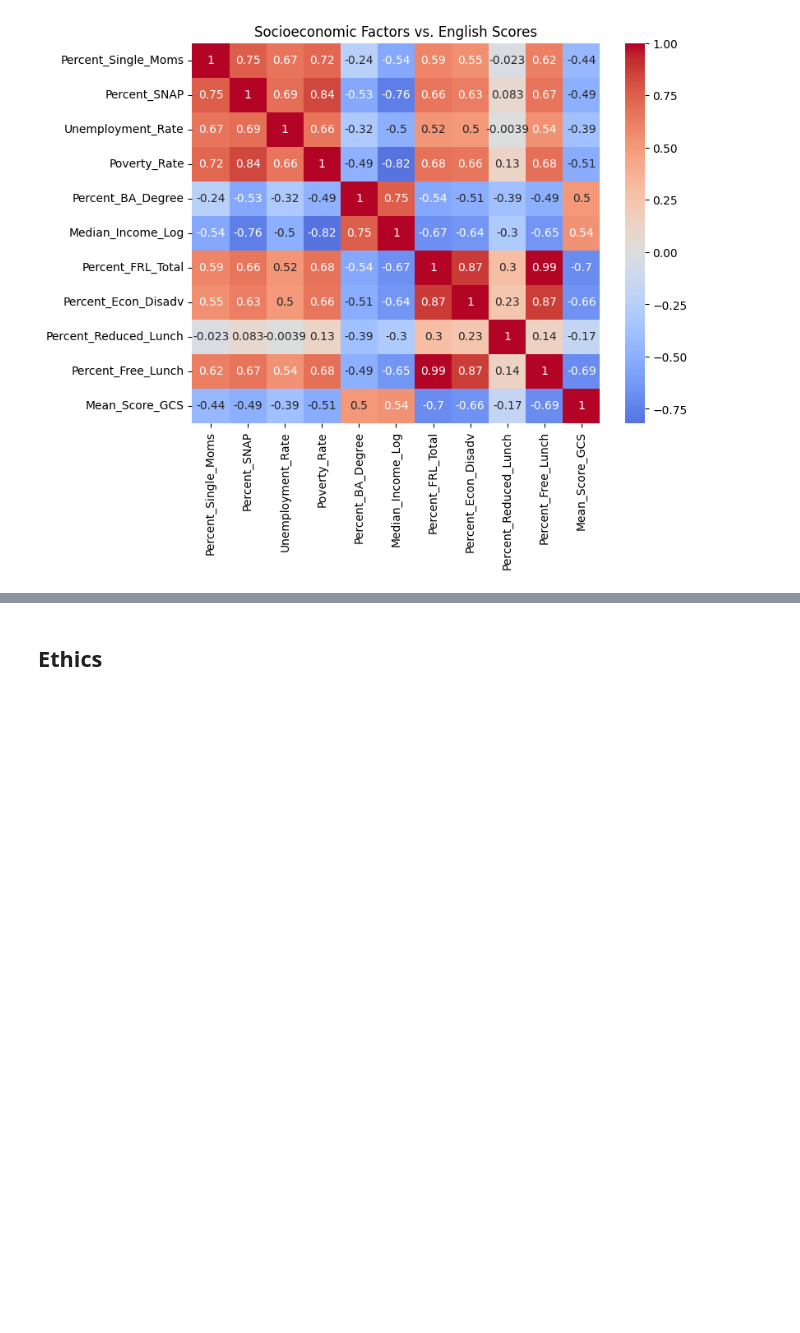
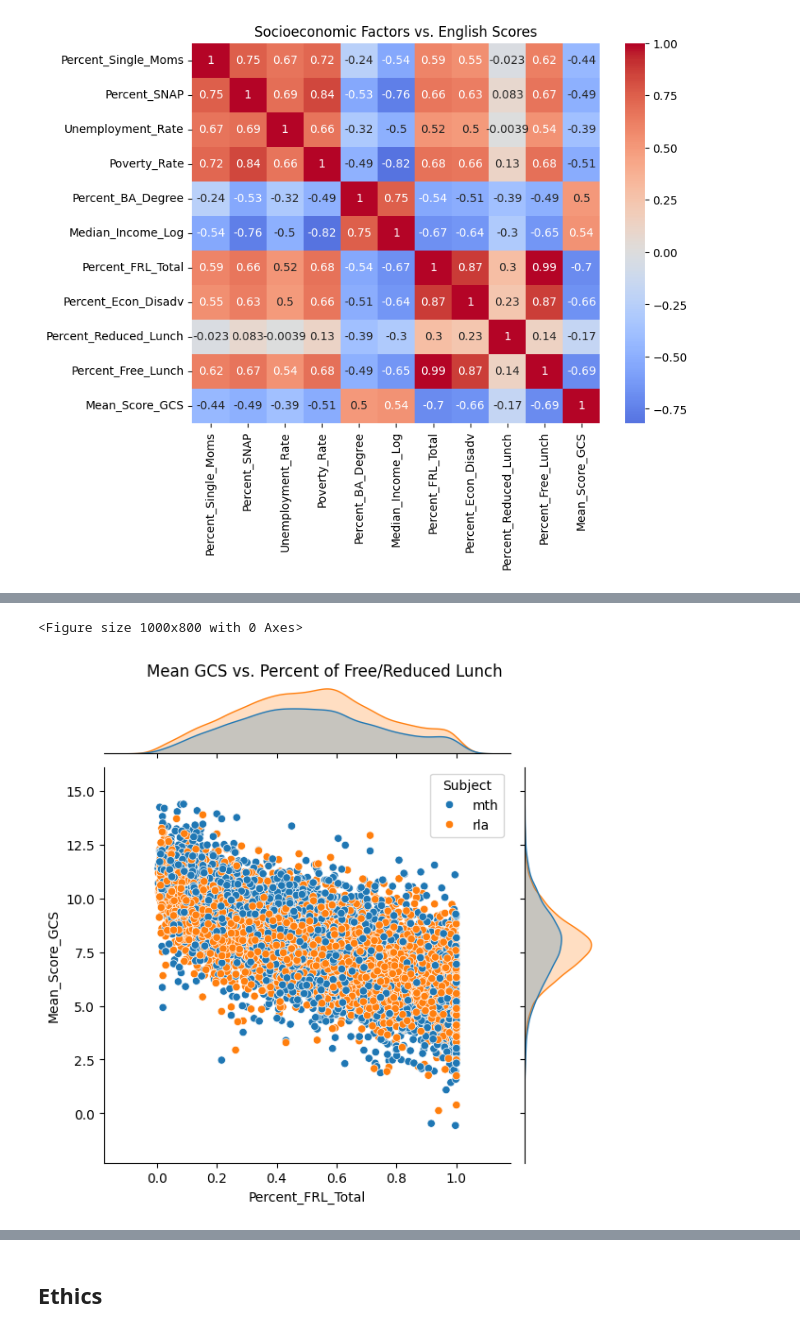
Before and after one commit to COGS108/Group006_WI26, a Jupyter notebook: 02-EDACheckpoint.ipynb, the cells around one changed output, grey strips where cells are left out. Drawn from its saved outputs; the diff is of its cells as text; code cells hidden in the pictures; blank space fills up the shorter version.

```diff
--- a/02-EDACheckpoint.ipynb
+++ b/02-EDACheckpoint.ipynb
@@ -464,0 +490,12 @@ Some more words and stuff.  Remember notebooks work best if you interleave the c
+# %%
+# let's take a look closer at the three factors and
+# see how they play into test scores
+plt.figure(figsize=(10,8))
+# set up a jointplot to see scatterplot along with histogram
+# adjust title to fit above entire plot
+ik = sns.jointplot(df_clean, x='Percent_FRL_Total', y='Mean_Score_GCS', hue='Subject')
+ik.fig.suptitle('Mean GCS vs. Percent of Free/Reduced Lunch', fontsize=12)
+ik.fig.subplots_adjust(top=0.94)
+# %% [output]
+<Figure size 1000x800 with 0 Axes>
+[figure, added]
```
Also changed, not shown: parts of 15 cells of this notebook.
